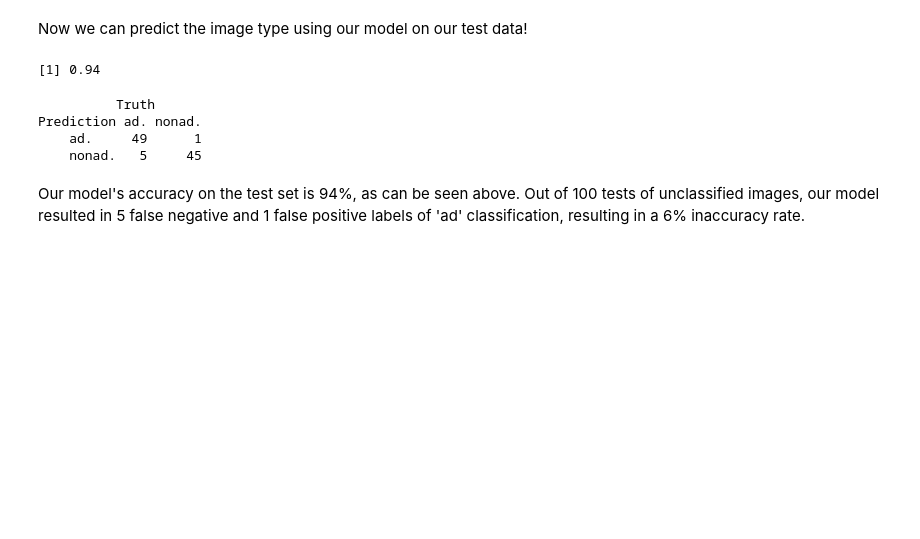
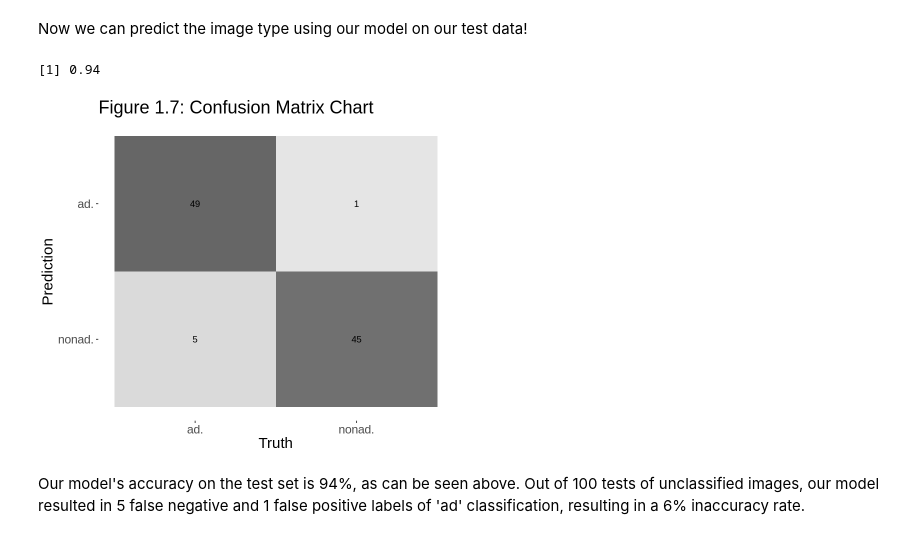
Before and after one commit to msamanthaf/Ad_Classification_DSCI, a Jupyter notebook: Final_Project_Ad_Classification.ipynb, the cells around one changed output. Saved outputs shown, nothing was run; the diff lists cells and outputs as text; code cells hidden in the pictures; blank space fills up the shorter version.

```diff
--- a/Final_Project_Ad_Classification.ipynb
+++ b/Final_Project_Ad_Classification.ipynb
@@ -520,38 +520,40 @@ Now we can predict the image type using our model on our test data!
 set.seed(5)
 
 # Create model
 knn_spec <- nearest_neighbor(weight_func = "rectangular", neighbors = 4) |>
             set_engine("kknn") |>
             set_mode("classification")
 
 # Create workflow
 ad_fit <- workflow() |>
           add_recipe(ad_train_recipe) |>
           add_model(knn_spec) |>
           fit(data = ad_train)
 
 # Gather predictions
 predictions <- predict(ad_fit, ad_test) |>
                bind_cols(ad_test)
 
 # Pull final accuracy metric and print
 ad_predictions <- predictions |>
                   metrics(truth = Type, estimate = .pred_class) |>
                   filter(.metric == "accuracy") |>
                   select(.estimate) |>
                   pull()
 ad_predictions
 
 # Make confusion matrix and print
 table <- predictions|>
          conf_mat(truth = Type, estimate = .pred_class)
-table
+
+options(repr.plot.width = 7, repr.plot.height = 6)
+confmatplot <- autoplot(table, type = "heatmap") +
+               ggtitle("Figure 1.7: Confusion Matrix Chart") +
+               theme(text = element_text(size = 18))
+confmatplot
 # %% [output]
 [1] 0.94
-          Truth
-Prediction ad. nonad.
-    ad.     49      1
-    nonad.   5     45
+[figure, added]
 # %% [markdown]
 Our model's accuracy on the test set is 94%, as can be seen above. Out of 100 tests of unclassified images, our model resulted in 5 false negative and 1 false positive labels of 'ad' classification, resulting in a 6% inaccuracy rate.
 # %% [markdown]
```
Also changed, not shown: parts of 1 cell of this notebook.
